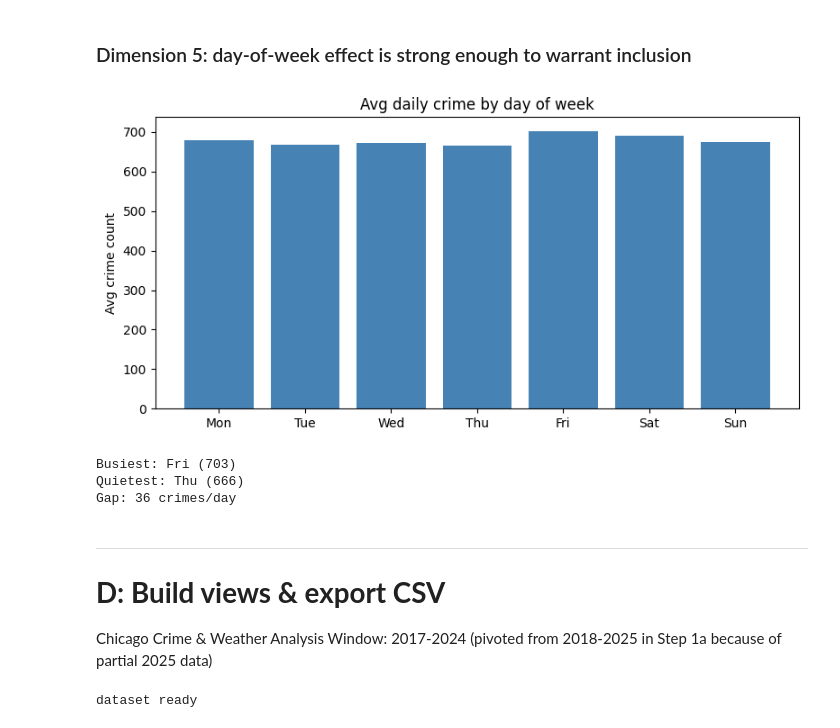
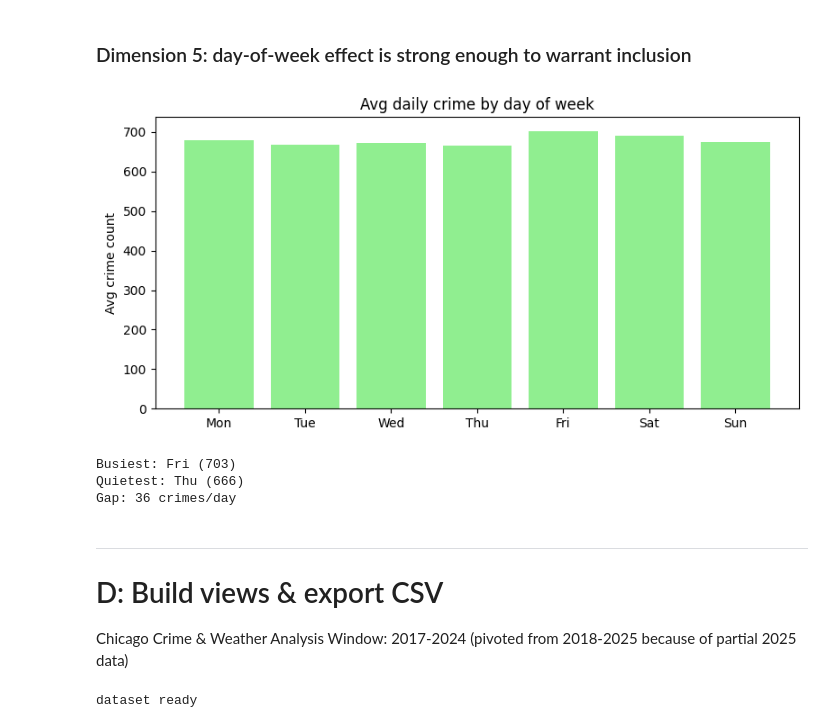
Before and after one commit to garlich/Data, a Jupyter notebook: 1_Explore_Clean.ipynb, the cells around one changed output. Drawn from its saved outputs; the diff is of its cells as text; code cells hidden in the pictures.

```diff
--- a/1_Explore_Clean.ipynb
+++ b/1_Explore_Clean.ipynb
@@ -760,29 +754,29 @@ print(comparison.round(3))
 # %%
 # C5: preview dim 5, day of week effect
 dow_labels = ['Mon','Tue','Wed','Thu','Fri','Sat','Sun']
 dow_avg = df.groupby('dow')['total_crimes'].mean()
 
 fig, ax = plt.subplots(figsize=(8, 4))
-ax.bar(dow_labels, dow_avg.values, color='steelblue')
+ax.bar(dow_labels, dow_avg.values, color='lightgreen')
 ax.set_title('Avg daily crime by day of week')
 ax.set_ylabel('Avg crime count')
 plt.tight_layout()
 plt.show()
 
 print(f'\nBusiest: {dow_labels[dow_avg.values.argmax()]} ({dow_avg.max():.0f})')
 print(f'Quietest: {dow_labels[dow_avg.values.argmin()]} ({dow_avg.min():.0f})')
 print(f'Gap: {dow_avg.max() - dow_avg.min():.0f} crimes/day')
 # %% [output]
-[figure, old version]
+[figure, new version]
 Busiest: Fri (703)
 Quietest: Thu (666)
 Gap: 36 crimes/day
 # %% [markdown]
 ---
-# **D: Build views & export CSV**
+# D: Build views & export CSV
 
 Chicago Crime & Weather Analysis
-Window: 2017-2024 (pivoted from 2018-2025 in Step 1a because of partial 2025 data)
+Window: 2017-2024 (pivoted from 2018-2025  because of partial 2025 data)
 # %%
 # D1: create the dataset if it doesn't exist
 sql_setup = '''
```
Also changed, not shown: parts of 26 cells of this notebook.
